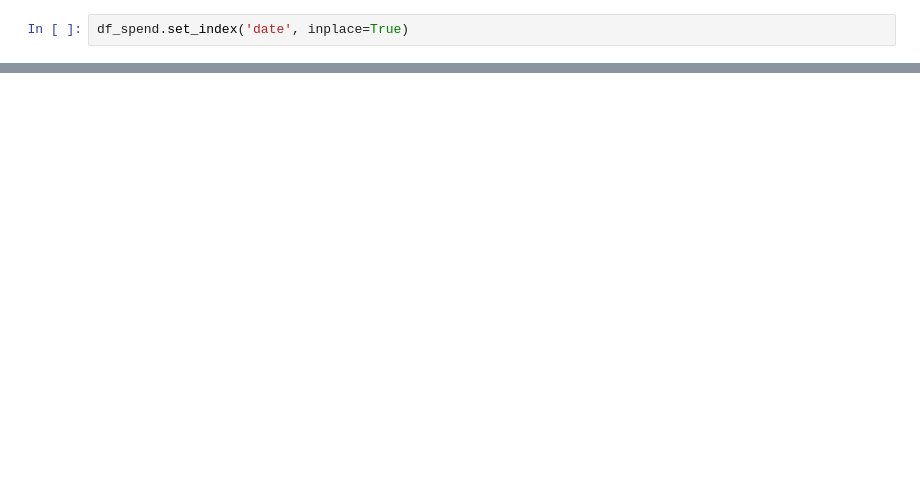
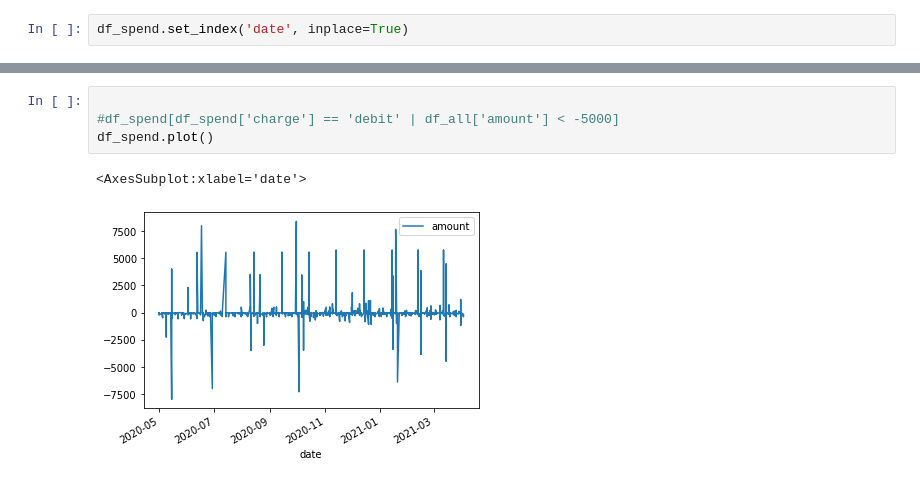
Before and after one commit to brydenm/Py_personalspendanalysis, a Jupyter notebook: stg_spend_analysis.ipynb, the cells around one changed output, grey strips where cells are left out. Saved outputs shown, nothing was run; the diff lists cells and outputs as text; blank space fills up the shorter version.

```diff
--- a/stg_spend_analysis.ipynb
+++ b/stg_spend_analysis.ipynb
@@ -59,0 +90,7 @@ AttributeError: 'DatetimeIndexResampler' object has no attribute 'rolling'
+# %%
+
+#df_spend[df_spend['charge'] == 'debit' | df_all['amount'] < -5000]
+df_spend.plot()
+# %% [output]
+<AxesSubplot:xlabel='date'>
+[figure, added]
```
Also changed, not shown: parts of 16 cells of this notebook.
